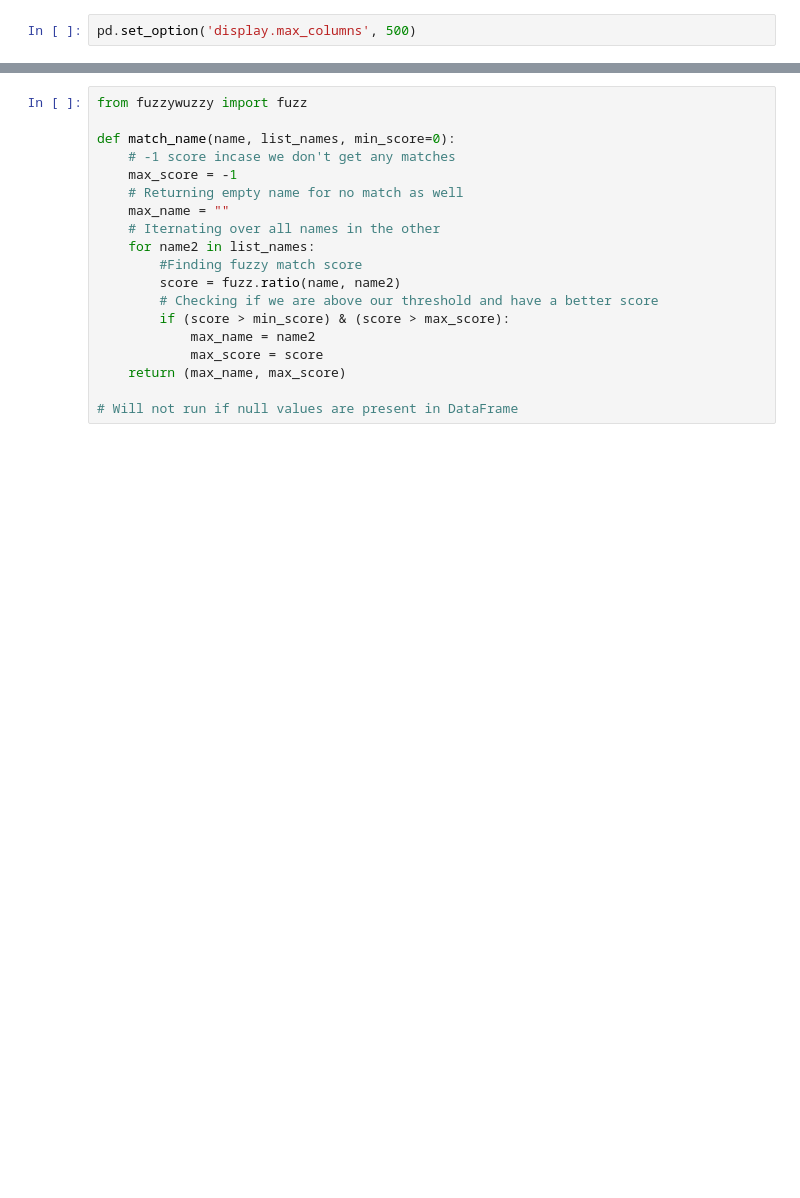
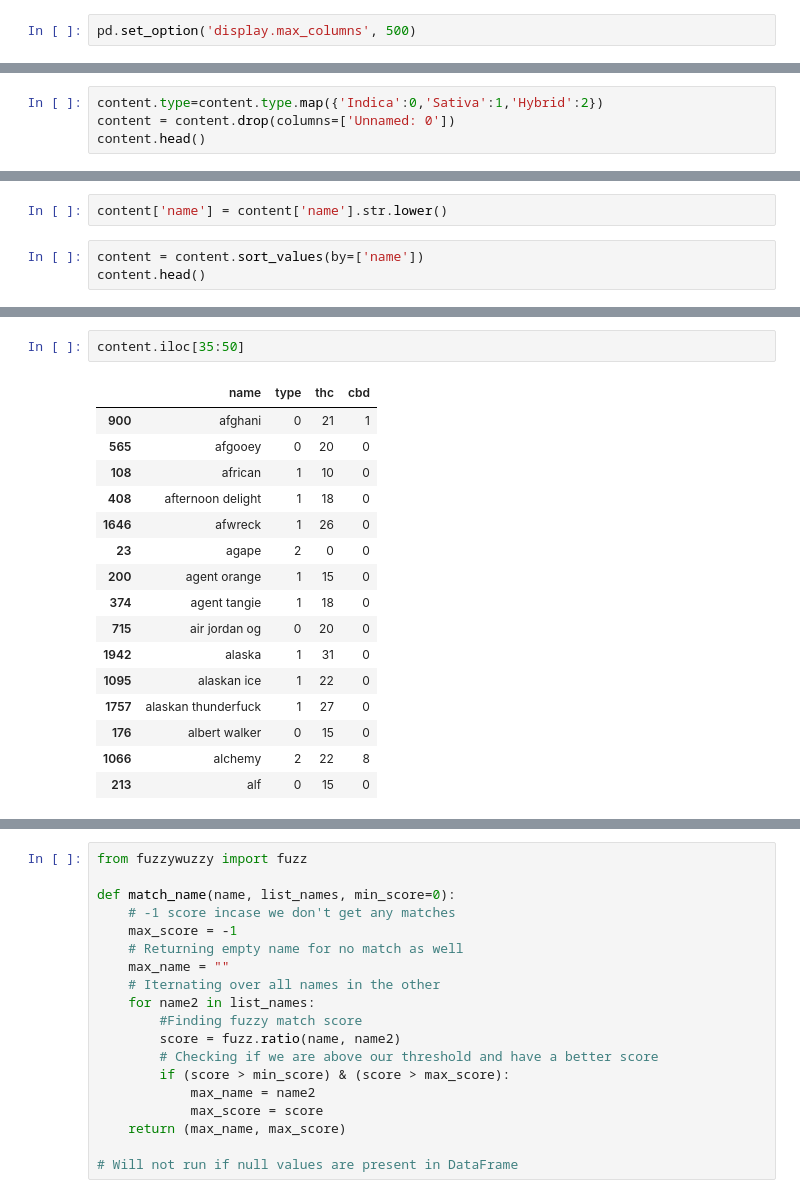
Before and after one commit to stephkendall/Cannabis-Predictions, a Jupyter notebook: Finals.ipynb, the cells around one changed output, grey strips where cells are left out. Drawn from its saved outputs; the diff is of its cells as text; blank space fills up the shorter version.

```diff
--- a/Finals.ipynb
+++ b/Finals.ipynb
@@ -51,0 +108,4 @@ dummy.head()
+# %%
+content.type=content.type.map({'Indica':0,'Sativa':1,'Hybrid':2})
+content = content.drop(columns=['Unnamed: 0'])
+content.head()
@@ -51,0 +119,5 @@ dummy.head()
+# %%
+content['name'] = content['name'].str.lower()
+# %%
+content = content.sort_values(by=['name'])
+content.head()
@@ -51,0 +148,19 @@ dummy.head()
+# %%
+content.iloc[35:50]
+# %% [output]
+|  | name | type | thc | cbd |
+| 900 | afghani | 0 | 21 | 1 |
+| 565 | afgooey | 0 | 20 | 0 |
+| 108 | african | 1 | 10 | 0 |
+| 408 | afternoon delight | 1 | 18 | 0 |
+| 1646 | afwreck | 1 | 26 | 0 |
+| 23 | agape | 2 | 0 | 0 |
+| 200 | agent orange | 1 | 15 | 0 |
+| 374 | agent tangie | 1 | 18 | 0 |
+| 715 | air jordan og | 0 | 20 | 0 |
+| 1942 | alaska | 1 | 31 | 0 |
+| 1095 | alaskan ice | 1 | 22 | 0 |
+| 1757 | alaskan thunderfuck | 1 | 27 | 0 |
+| 176 | albert walker | 0 | 15 | 0 |
+| 1066 | alchemy | 2 | 22 | 8 |
+| 213 | alf | 0 | 15 | 0 |
```
Also changed, not shown: parts of 46 cells of this notebook, 2 other files.
